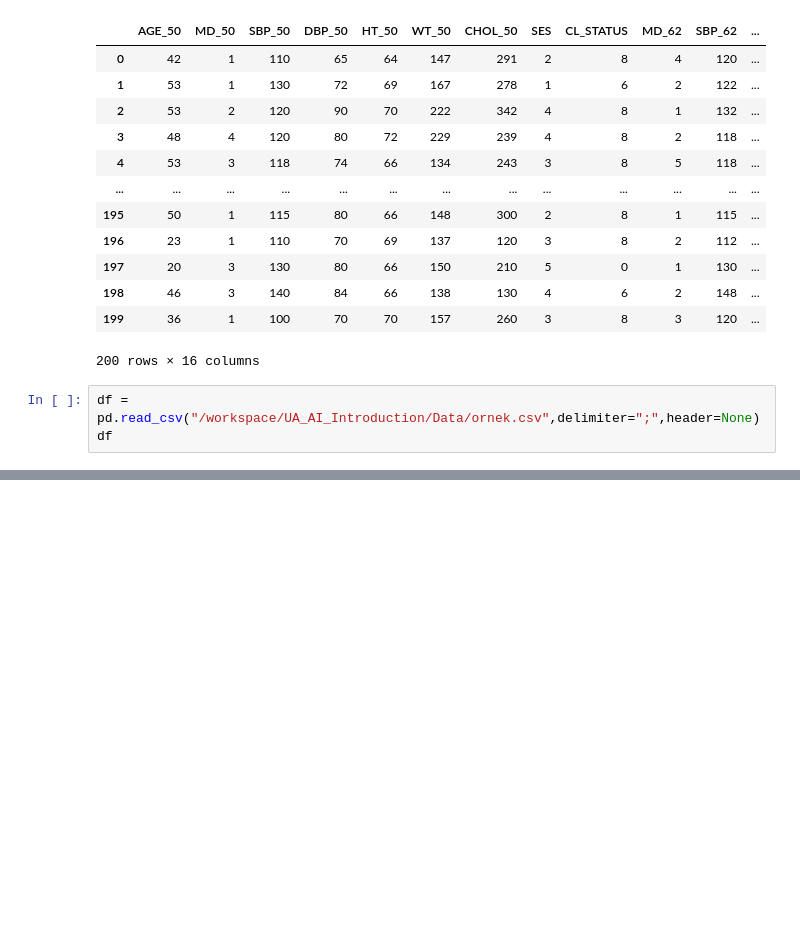
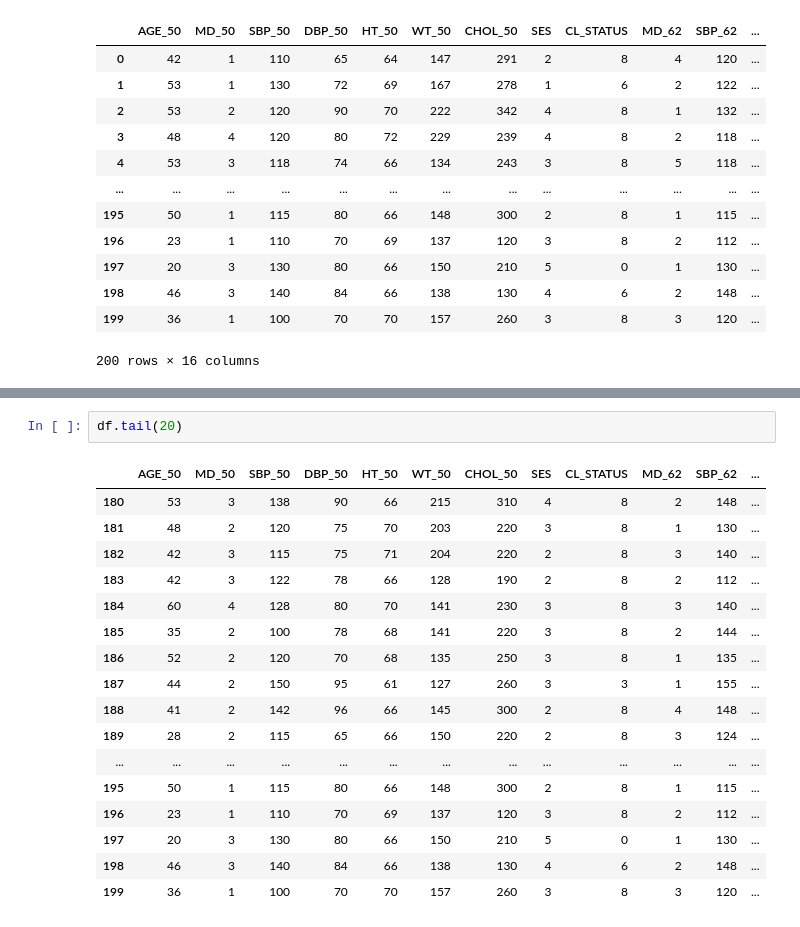
Before and after one commit to ibrahimediz/UA_AI_Introduction, a Jupyter notebook: Dokumanlar/DA_Kutuphaneler/01_Pandas.ipynb, the cells around one changed output, grey strips where cells are left out. Saved outputs shown, nothing was run; the diff lists cells and outputs as text; blank space fills up the shorter version.

```diff
--- a/Dokumanlar/DA_Kutuphaneler/01_Pandas.ipynb
+++ b/Dokumanlar/DA_Kutuphaneler/01_Pandas.ipynb
@@ -80,6 +80,3 @@ df
 | 198 | 46 | 3 | 140 | 84 | 66 | 138 | 130 | 4 | 6 | 2 | 148 | ... |
 | 199 | 36 | 1 | 100 | 70 | 70 | 157 | 260 | 3 | 8 | 3 | 120 | ... |
 200 rows × 16 columns
-# %%
-df = pd.read_csv("/workspace/UA_AI_Introduction/Data/ornek.csv",delimiter=";",header=None)
-df
@@ -100,0 +131,20 @@ df
+# %%
+df.tail(20)
+# %% [output]
+|  | AGE_50 | MD_50 | SBP_50 | DBP_50 | HT_50 | WT_50 | CHOL_50 | SES | CL_STATUS | MD_62 | SBP_62 | ... |
+| 180 | 53 | 3 | 138 | 90 | 66 | 215 | 310 | 4 | 8 | 2 | 148 | ... |
+| 181 | 48 | 2 | 120 | 75 | 70 | 203 | 220 | 3 | 8 | 1 | 130 | ... |
+| 182 | 42 | 3 | 115 | 75 | 71 | 204 | 220 | 2 | 8 | 3 | 140 | ... |
+| 183 | 42 | 3 | 122 | 78 | 66 | 128 | 190 | 2 | 8 | 2 | 112 | ... |
+| 184 | 60 | 4 | 128 | 80 | 70 | 141 | 230 | 3 | 8 | 3 | 140 | ... |
+| 185 | 35 | 2 | 100 | 78 | 68 | 141 | 220 | 3 | 8 | 2 | 144 | ... |
+| 186 | 52 | 2 | 120 | 70 | 68 | 135 | 250 | 3 | 8 | 1 | 135 | ... |
+| 187 | 44 | 2 | 150 | 95 | 61 | 127 | 260 | 3 | 3 | 1 | 155 | ... |
+| 188 | 41 | 2 | 142 | 96 | 66 | 145 | 300 | 2 | 8 | 4 | 148 | ... |
+| 189 | 28 | 2 | 115 | 65 | 66 | 150 | 220 | 2 | 8 | 3 | 124 | ... |
+| ... | ... | ... | ... | ... | ... | ... | ... | ... | ... | ... | ... | ... |
+| 195 | 50 | 1 | 115 | 80 | 66 | 148 | 300 | 2 | 8 | 1 | 115 | ... |
+| 196 | 23 | 1 | 110 | 70 | 69 | 137 | 120 | 3 | 8 | 2 | 112 | ... |
+| 197 | 20 | 3 | 130 | 80 | 66 | 150 | 210 | 5 | 0 | 1 | 130 | ... |
+| 198 | 46 | 3 | 140 | 84 | 66 | 138 | 130 | 4 | 6 | 2 | 148 | ... |
+| 199 | 36 | 1 | 100 | 70 | 70 | 157 | 260 | 3 | 8 | 3 | 120 | ... |
```
Also changed, not shown: parts of 25 cells of this notebook, 40 other files.
